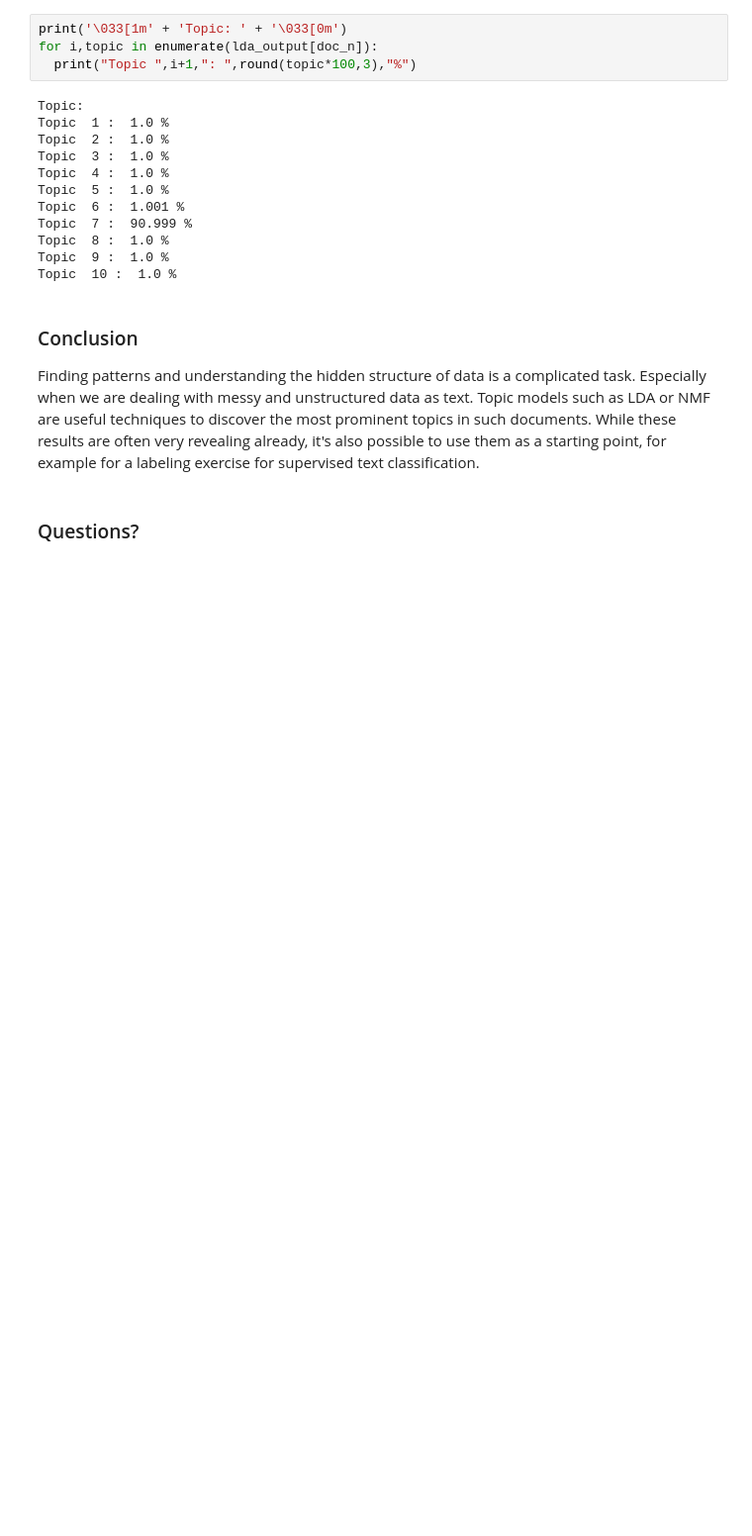
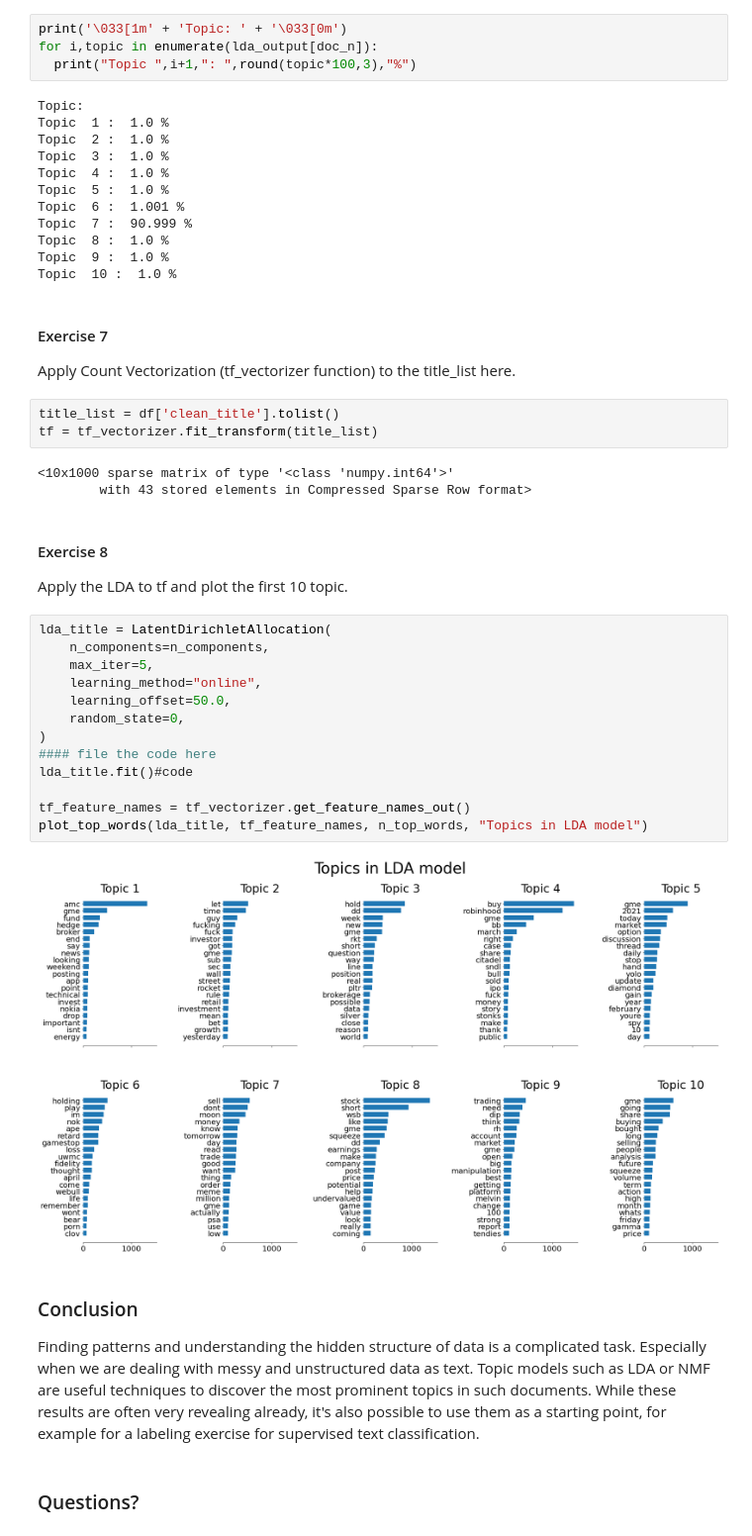
Before and after one commit to juliazhu09/TextAnalysis, a Jupyter notebook: Text_Analysis_using_Python.ipynb, the cells around one changed output. Shown at 99% size. Drawn from its saved outputs; the diff is of its cells as text; blank space fills up the shorter version.

```diff
--- a/Text_Analysis_using_Python.ipynb
+++ b/Text_Analysis_using_Python.ipynb
@@ -720,6 +811,33 @@ Topic  7 :  90.999 %
 Topic  8 :  1.0 %
 Topic  9 :  1.0 %
 Topic  10 :  1.0 %
+# %% [markdown]
+#### Exercise 7
+Apply Count Vectorization (tf_vectorizer function) to the title_list here.
+# %%
+title_list = df['clean_title'].tolist()
+tf = tf_vectorizer.fit_transform(title_list)
+# %% [output]
+<10x1000 sparse matrix of type '<class 'numpy.int64'>'
+        with 43 stored elements in Compressed Sparse Row format>
+# %% [markdown]
+#### Exercise 8
+Apply the LDA to tf and plot the first 10 topic.
+# %%
+lda_title = LatentDirichletAllocation(
+    n_components=n_components,
+    max_iter=5,
+    learning_method="online",
+    learning_offset=50.0,
+    random_state=0,
+)
+#### file the code here
+lda_title.fit()#code
+
+tf_feature_names = tf_vectorizer.get_feature_names_out()
+plot_top_words(lda_title, tf_feature_names, n_top_words, "Topics in LDA model")
+# %% [output]
+[figure, added]
 # %% [markdown]
 ### Conclusion
 Finding patterns and understanding the hidden structure of data is a complicated task. Especially when we are dealing with messy and unstructured data as text. Topic models such as LDA or NMF are useful techniques to discover the most prominent topics in such documents. While these results are often very revealing already, it's also possible to use them as a starting point, for example for a labeling exercise for supervised text classification.
```
Also changed, not shown: parts of 18 cells of this notebook.
